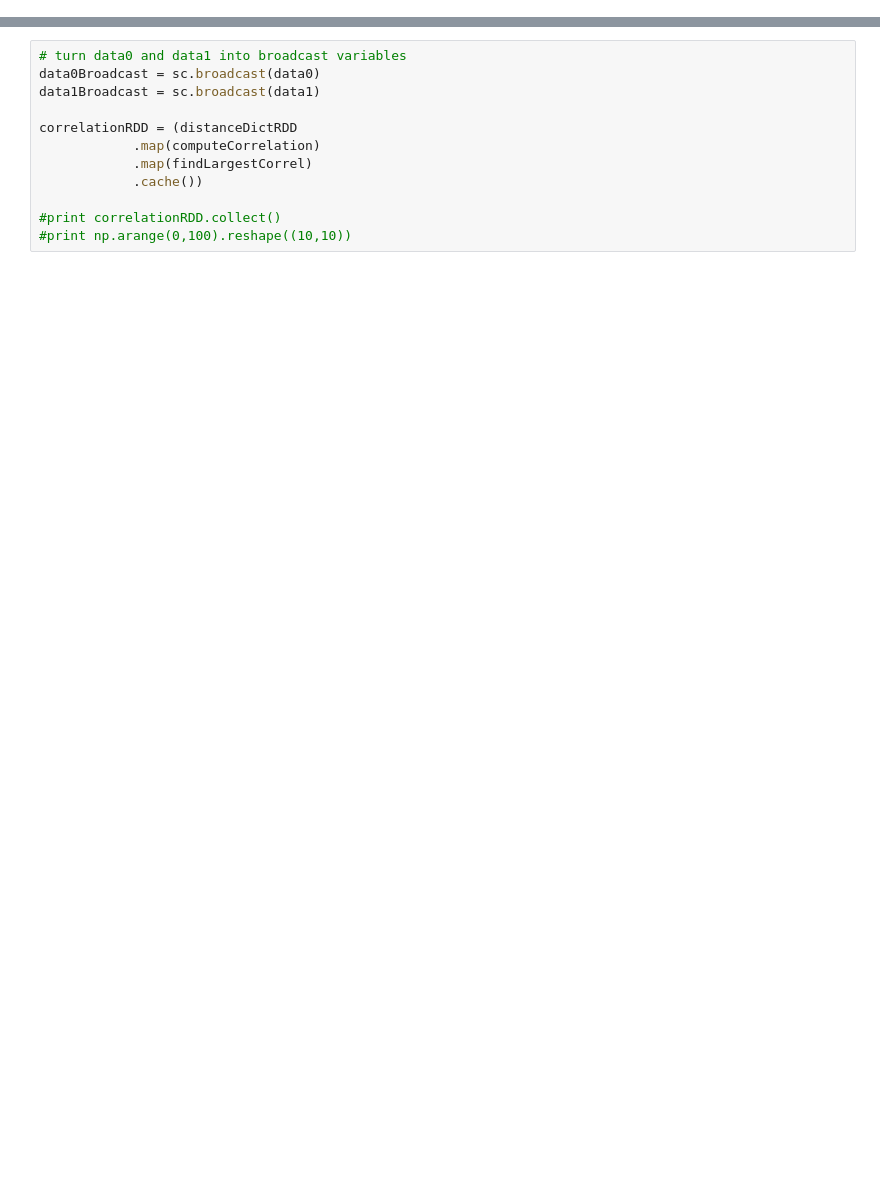
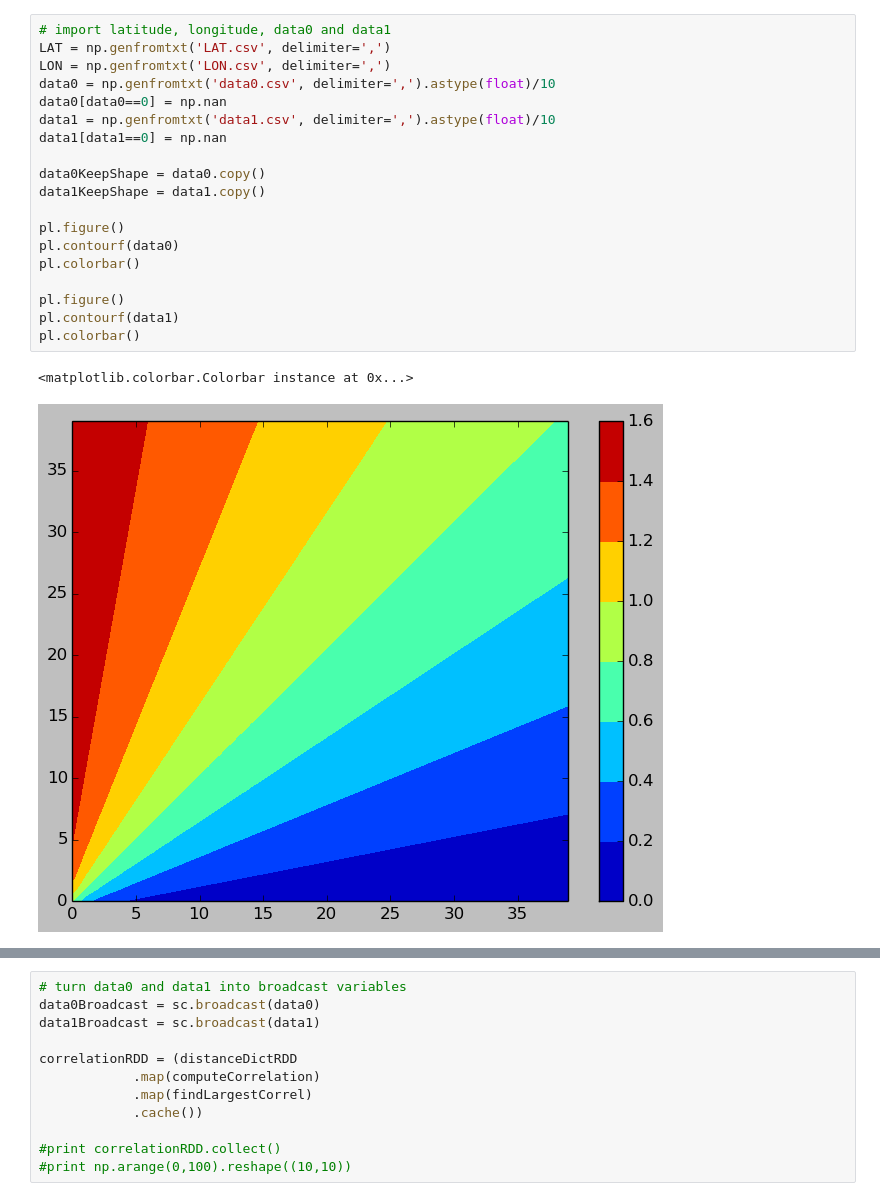
Before and after one commit to jackhj/sea_ice_tracking, a Jupyter notebook: correlation_exp.ipynb, the cells around one changed output, grey strips where cells are left out. Saved outputs shown, nothing was run; the diff lists cells and outputs as text; blank space fills up the shorter version.

Commit message:
Incorporated real data and lat/lon info. Ironed out bugs and tested.

```diff
--- a/correlation_exp.ipynb
+++ b/correlation_exp.ipynb
@@ -6,0 +59,22 @@ import numpy as np, math, matplotlib as plot
+# %%
+# import latitude, longitude, data0 and data1
+LAT = np.genfromtxt('LAT.csv', delimiter=',')
+LON = np.genfromtxt('LON.csv', delimiter=',')
+data0 = np.genfromtxt('data0.csv', delimiter=',').astype(float)/10
+data0[data0==0] = np.nan
+data1 = np.genfromtxt('data1.csv', delimiter=',').astype(float)/10
+data1[data1==0] = np.nan
+
+data0KeepShape = data0.copy()
+data1KeepShape = data1.copy()
+
+pl.figure()
+pl.contourf(data0)
+pl.colorbar()
+
+pl.figure()
+pl.contourf(data1)
+pl.colorbar()
+# %% [output]
+<matplotlib.colorbar.Colorbar instance at 0x...>
+[figure, added]
```
Also changed, not shown: parts of 10 cells of this notebook.
